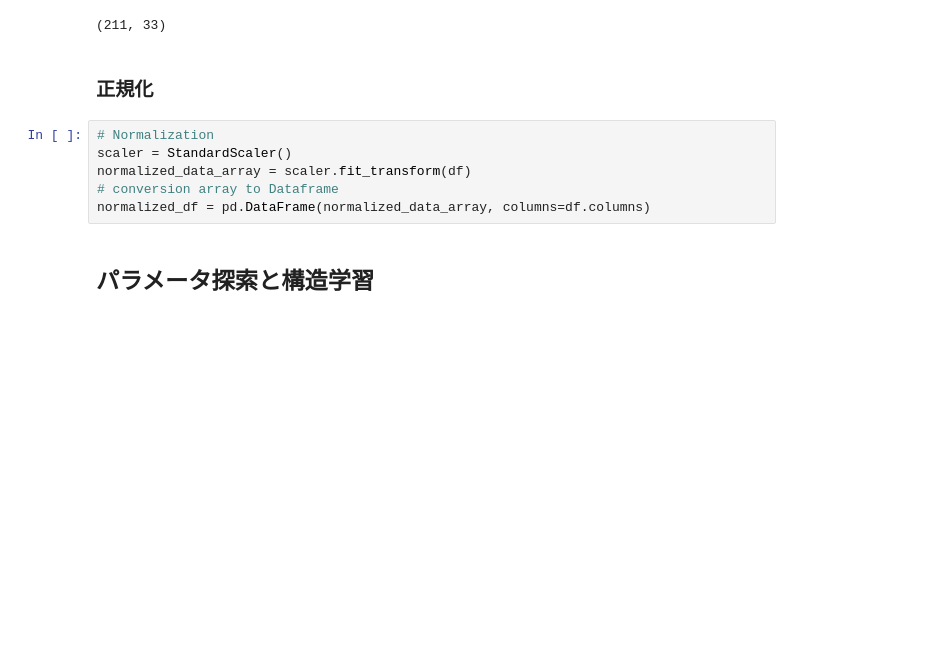
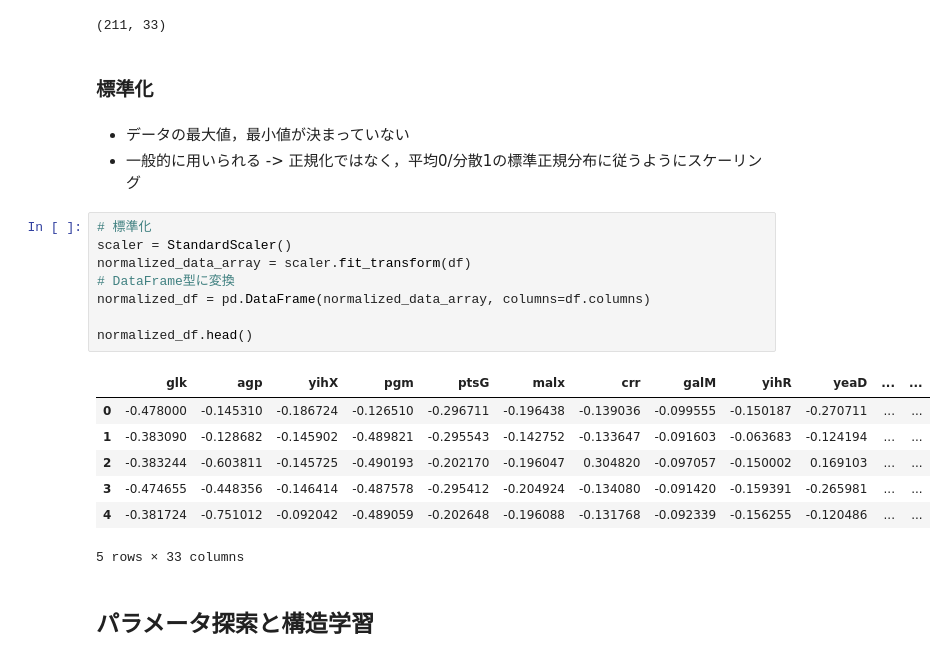
Before and after one commit to SanchanY/bn, a Jupyter notebook: work/bio_torch_CausalNext.ipynb, the cells around one changed output. Drawn from its saved outputs; the diff is of its cells as text; blank space fills up the shorter version.

```diff
--- a/work/bio_torch_CausalNext.ipynb
+++ b/work/bio_torch_CausalNext.ipynb
@@ -132,13 +124,27 @@ print(df.shape)
 # %% [output]
 (211, 33)
 # %% [markdown]
-### 正規化
+### 標準化
+# %% [markdown]
+- データの最大値，最小値が決まっていない
+- 一般的に用いられる
+-> 正規化ではなく，平均0/分散1の標準正規分布に従うようにスケーリング
 # %%
-# Normalization
+# 標準化
 scaler = StandardScaler()
 normalized_data_array = scaler.fit_transform(df)
-# conversion array to Dataframe
+# DataFrame型に変換
 normalized_df = pd.DataFrame(normalized_data_array, columns=df.columns)
+
+normalized_df.head()
+# %% [output]
+|  | glk | agp | yihX | pgm | ptsG | malx | crr | galM | yihR | yeaD | ... | ... |
+| 0 | -0.478000 | -0.145310 | -0.186724 | -0.126510 | -0.296711 | -0.196438 | -0.139036 | -0.099555 | -0.150187 | -0.270711 | ... | ... |
+| 1 | -0.383090 | -0.128682 | -0.145902 | -0.489821 | -0.295543 | -0.142752 | -0.133647 | -0.091603 | -0.063683 | -0.124194 | ... | ... |
+| 2 | -0.383244 | -0.603811 | -0.145725 | -0.490193 | -0.202170 | -0.196047 | 0.304820 | -0.097057 | -0.150002 | 0.169103 | ... | ... |
+| 3 | -0.474655 | -0.448356 | -0.146414 | -0.487578 | -0.295412 | -0.204924 | -0.134080 | -0.091420 | -0.159391 | -0.265981 | ... | ... |
+| 4 | -0.381724 | -0.751012 | -0.092042 | -0.489059 | -0.202648 | -0.196088 | -0.131768 | -0.092339 | -0.156255 | -0.120486 | ... | ... |
+5 rows × 33 columns
 # %% [markdown]
 ## パラメータ探索と構造学習
 # %% [markdown]
```
Also changed, not shown: parts of 13 cells of this notebook, 10 other files.
